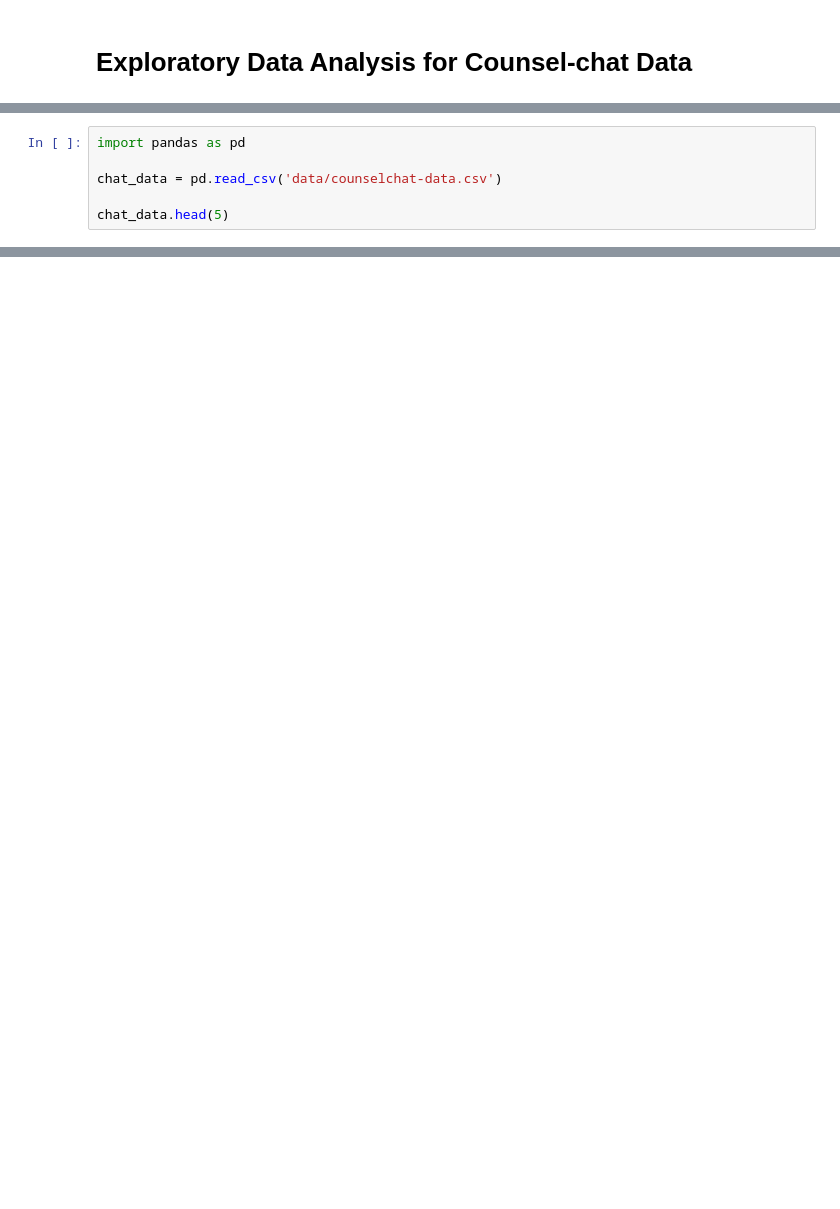
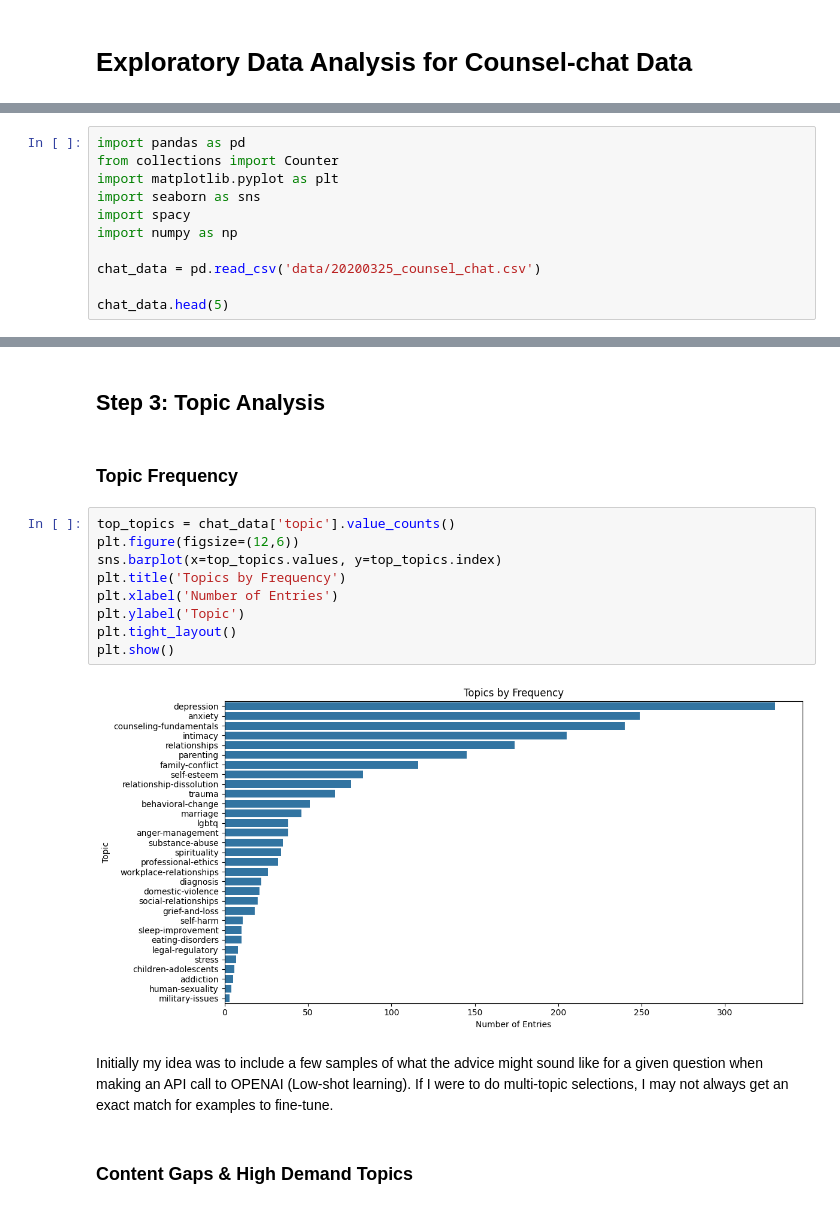
Before and after one commit to qasimza/thera-pal, a Jupyter notebook: eda.ipynb, the cells around one changed output, grey strips where cells are left out. Drawn from its saved outputs; the diff is of its cells as text; blank space fills up the shorter version.

```diff
--- a/eda.ipynb
+++ b/eda.ipynb
@@ -5,7 +5,12 @@
 # %%
 import pandas as pd
+from collections import Counter
+import matplotlib.pyplot as plt
+import seaborn as sns
+import spacy
+import numpy as np
 
-chat_data = pd.read_csv('data/counselchat-data.csv')
+chat_data = pd.read_csv('data/20200325_counsel_chat.csv')
 
 chat_data.head(5)
 # %% [output]
@@ -19,0 +182,19 @@ chat_data.head(5)
+# %% [markdown]
+## Step 3: Topic Analysis
+# %% [markdown]
+### Topic Frequency
+# %%
+top_topics = chat_data['topic'].value_counts()
+plt.figure(figsize=(12,6))
+sns.barplot(x=top_topics.values, y=top_topics.index)
+plt.title('Topics by Frequency')
+plt.xlabel('Number of Entries')
+plt.ylabel('Topic')
+plt.tight_layout()
+plt.show()
+# %% [output]
+[figure, added]
+# %% [markdown]
+Initially my idea was to include a few samples of what the advice might sound like for a given question when making an API call to OPENAI (Low-shot learning). If I were to do multi-topic selections, I may not always get an exact match for examples to fine-tune.
+# %% [markdown]
+### Content Gaps & High Demand Topics
```
Also changed, not shown: parts of 36 cells of this notebook, 2 other files.
